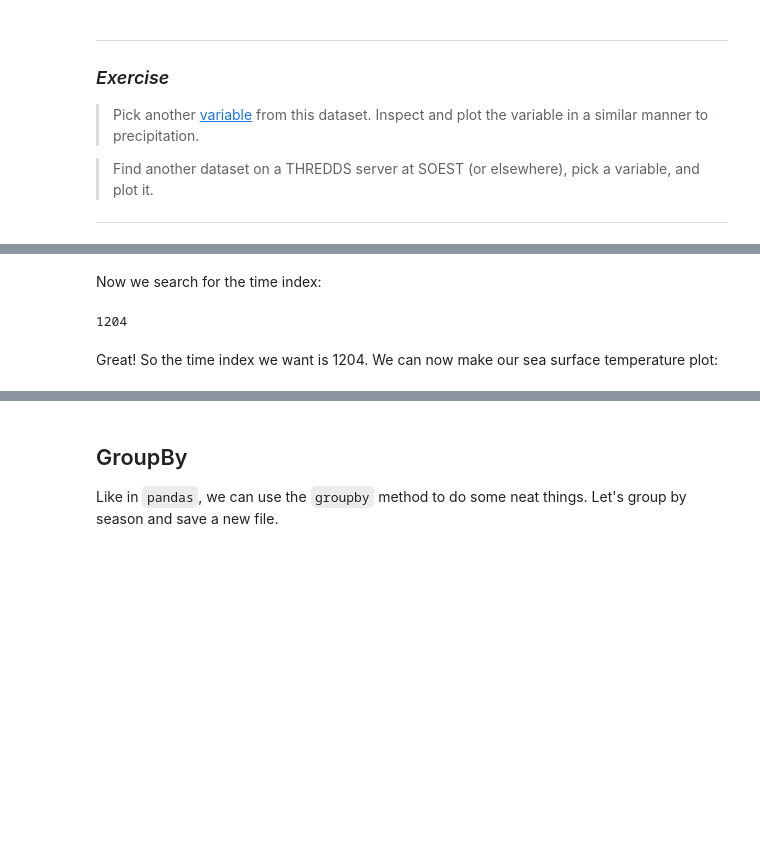
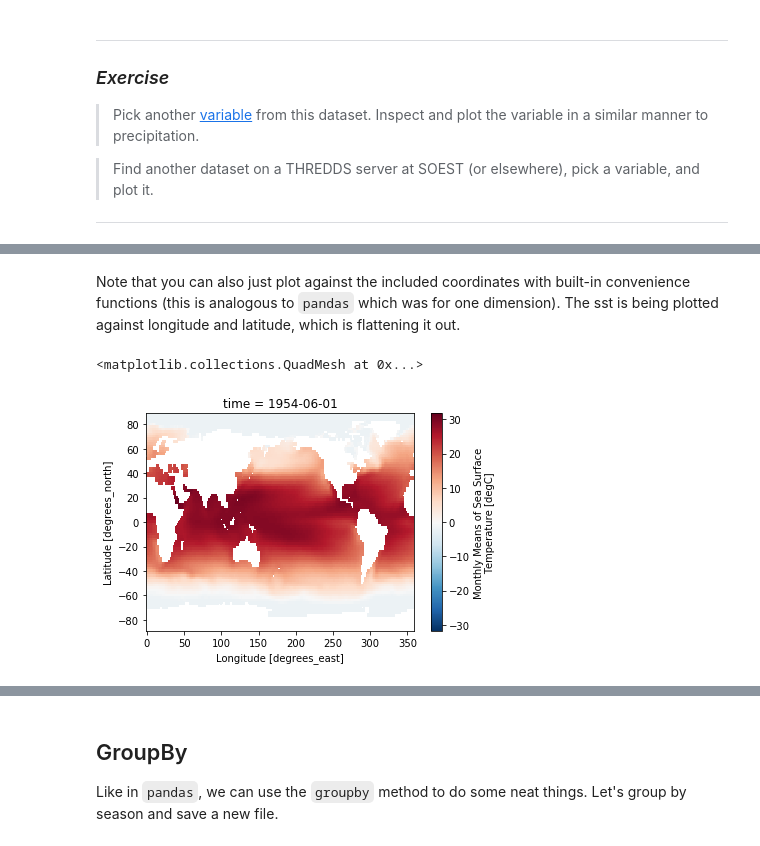
Before and after one commit to kthyng/python4geosciences, a Jupyter notebook: materials/6_xarray.ipynb, the cells around one changed output, grey strips where cells are left out. Drawn from its saved outputs; the diff is of its cells as text; code cells hidden in the pictures; blank space fills up the shorter version.

```diff
--- a/materials/6_xarray.ipynb
+++ b/materials/6_xarray.ipynb
@@ -436,11 +289,9 @@ date = datetime(1954, 5, 1, 0, 0)
-# %% [markdown]
-Now we search for the time index:
-# %%
-tind = np.where(time==date)[0][0]
-print(tind)
-# %% [output]
-1204
-# %% [markdown]
-Great! So the time index we want is 1204. We can now make our sea surface temperature plot:
+# %% [markdown]
+Note that you can also just plot against the included coordinates with built-in convenience functions (this is analogous to `pandas` which was for one dimension). The sst is being plotted against longitude and latitude, which is flattening it out.
+# %%
+ds.sst.sel(time='1954-6-1').plot()#transform=pc)  # the plot's projection
+# %% [output]
+<matplotlib.collections.QuadMesh at 0x...>
+[figure, added]
 # %%
 proj = cartopy.crs.Mollweide(central_longitude=180)
```
Also changed, not shown: parts of 102 cells of this notebook.
